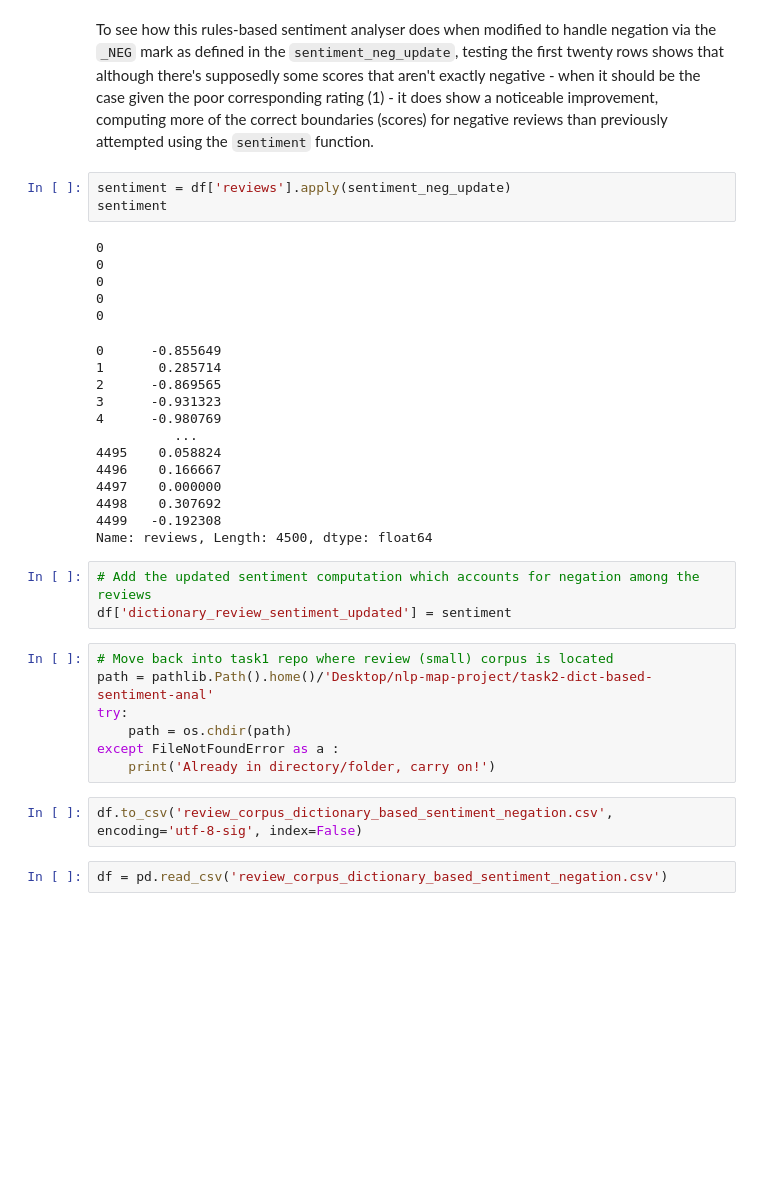
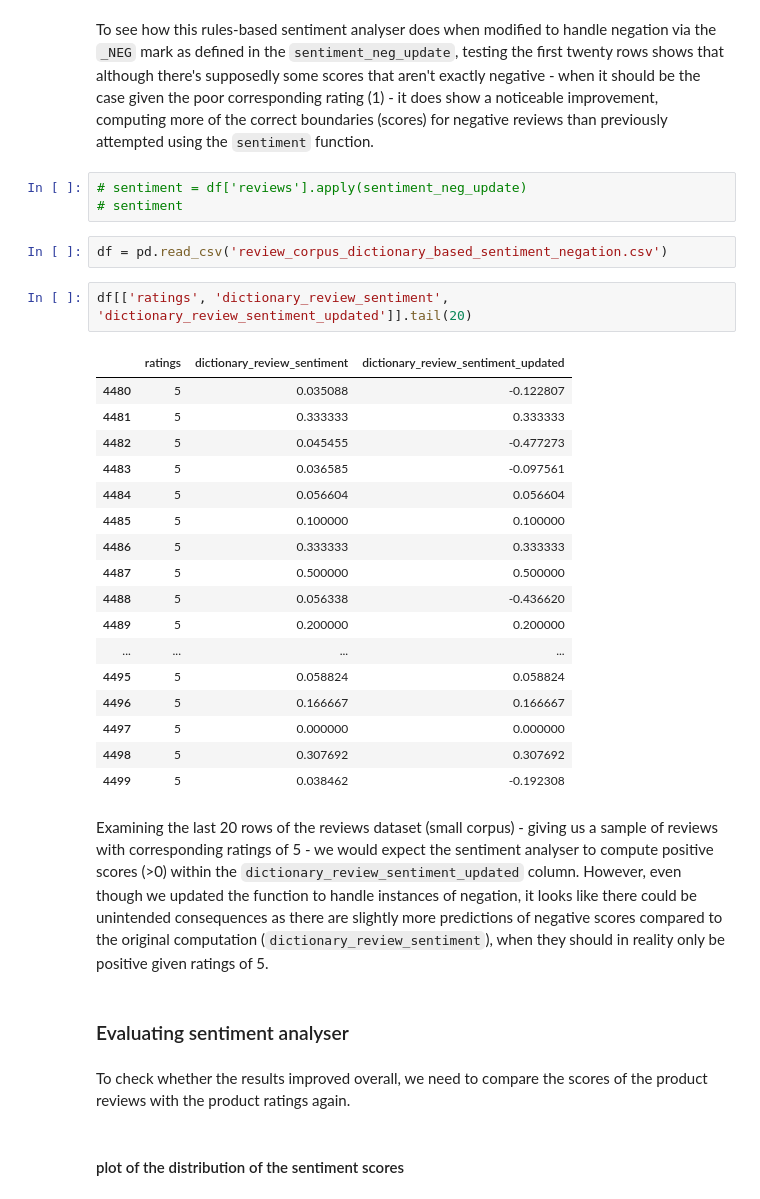
Before and after one commit to Shuaib-8/NLP-growth-hacking-project, a Jupyter notebook: task2-dict-based-sentiment-anal/dictionary-based-sentiment-analyser.ipynb, the cells around one changed output. Cells and saved outputs as stored; diff of their text form; blank space fills up the shorter version.

Commit message:
started evaluating updated sentiment analyser by comparing product reviews with ratings initially through visualising distribution of sentiment scores

```diff
--- a/task2-dict-based-sentiment-anal/dictionary-based-sentiment-analyser.ipynb
+++ b/task2-dict-based-sentiment-anal/dictionary-based-sentiment-analyser.ipynb
@@ -500,37 +500,35 @@ Name: reviews, dtype: float64
 # %% [markdown]
 To see how this rules-based sentiment analyser does when modified to handle negation via the `_NEG` mark as defined in the `sentiment_neg_update`, testing the first twenty rows shows that although there's supposedly some scores that aren't exactly negative - when it should be the case given the poor corresponding rating (1) - it does show a noticeable improvement, computing more of the correct boundaries (scores) for negative reviews than previously attempted using the `sentiment` function.
 # %%
-sentiment = df['reviews'].apply(sentiment_neg_update)
-sentiment
+# sentiment = df['reviews'].apply(sentiment_neg_update)
+# sentiment
-# %% [output]
-0
-0
-0
-0
-0
-0      -0.855649
-1       0.285714
-2      -0.869565
-3      -0.931323
-4      -0.980769
-          ...
-4495    0.058824
-4496    0.166667
-4497    0.000000
-4498    0.307692
-4499   -0.192308
-Name: reviews, Length: 4500, dtype: float64
-# %%
-# Add the updated sentiment computation which accounts for negation among the reviews
-df['dictionary_review_sentiment_updated'] = sentiment
-# %%
-# Move back into task1 repo where review (small) corpus is located
-path = pathlib.Path().home()/'Desktop/nlp-map-project/task2-dict-based-sentiment-anal'
-try:
-    path = os.chdir(path)
-except FileNotFoundError as a :
-    print('Already in directory/folder, carry on!')
-# %%
-df.to_csv('review_corpus_dictionary_based_sentiment_negation.csv', encoding='utf-8-sig', index=False)
 # %%
 df = pd.read_csv('review_corpus_dictionary_based_sentiment_negation.csv')
+# %%
+df[['ratings', 'dictionary_review_sentiment', 'dictionary_review_sentiment_updated']].tail(20)
+# %% [output]
+|  | ratings | dictionary_review_sentiment | dictionary_review_sentiment_updated |
+| 4480 | 5 | 0.035088 | -0.122807 |
+| 4481 | 5 | 0.333333 | 0.333333 |
+| 4482 | 5 | 0.045455 | -0.477273 |
+| 4483 | 5 | 0.036585 | -0.097561 |
+| 4484 | 5 | 0.056604 | 0.056604 |
+| 4485 | 5 | 0.100000 | 0.100000 |
+| 4486 | 5 | 0.333333 | 0.333333 |
+| 4487 | 5 | 0.500000 | 0.500000 |
+| 4488 | 5 | 0.056338 | -0.436620 |
+| 4489 | 5 | 0.200000 | 0.200000 |
+| ... | ... | ... | ... |
+| 4495 | 5 | 0.058824 | 0.058824 |
+| 4496 | 5 | 0.166667 | 0.166667 |
+| 4497 | 5 | 0.000000 | 0.000000 |
+| 4498 | 5 | 0.307692 | 0.307692 |
+| 4499 | 5 | 0.038462 | -0.192308 |
+# %% [markdown]
+Examining the last 20 rows of the reviews dataset (small corpus) - giving us a sample of reviews with corresponding ratings of 5 - we would expect the sentiment analyser to compute positive scores (>0) within the `dictionary_review_sentiment_updated` column. However, even though we updated the function to handle instances of negation, it looks like there could be unintended consequences as there are slightly more predictions of negative scores compared to the original computation (`dictionary_review_sentiment`), when they should in reality only be positive given ratings of 5.
+# %% [markdown]
+### Evaluating sentiment analyser
+# %% [markdown]
+To check whether the results improved overall, we need to compare the scores of the product reviews with the product ratings again.
+# %% [markdown]
+#### plot of the distribution of the sentiment scores
```
Also changed, not shown: parts of 9 cells of this notebook.
